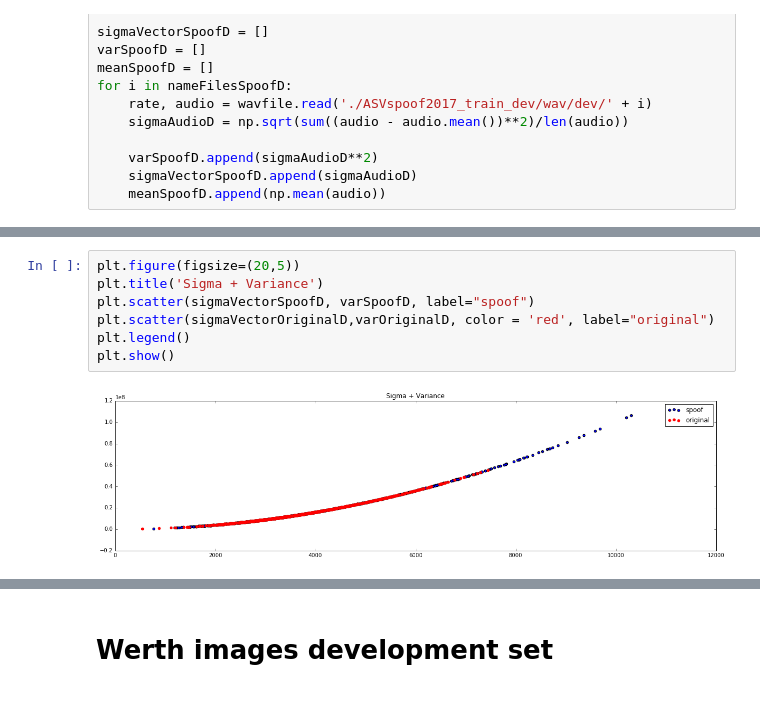
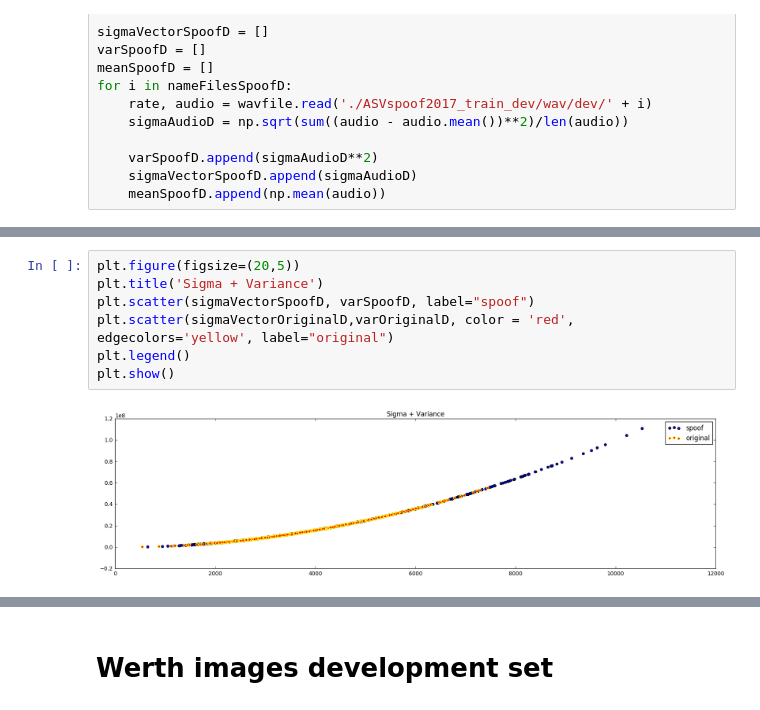
Before and after one commit to Anotherother/spoofingchallenge, a Jupyter notebook: compute gaussian sigma.ipynb, the cells around one changed output, grey strips where cells are left out. Saved outputs shown, nothing was run; the diff lists cells and outputs as text.

```diff
--- a/compute gaussian sigma.ipynb
+++ b/compute gaussian sigma.ipynb
@@ -291,12 +292,12 @@ plt.show()
 # %%
 plt.figure(figsize=(20,5))
 plt.title('Sigma + Variance')
 plt.scatter(sigmaVectorSpoofD, varSpoofD, label="spoof")
-plt.scatter(sigmaVectorOriginalD,varOriginalD, color = 'red', label="original")
+plt.scatter(sigmaVectorOriginalD,varOriginalD, color = 'red', edgecolors='yellow', label="original")
 plt.legend()
 plt.show()
 # %% [output]
-[figure, old version]
+[figure, new version]
 # %%
 plt.figure(figsize=(20,10))
 plt.title('Development dataset representation on 2D space', size = 30)
```
Also changed, not shown: parts of 24 cells of this notebook.
